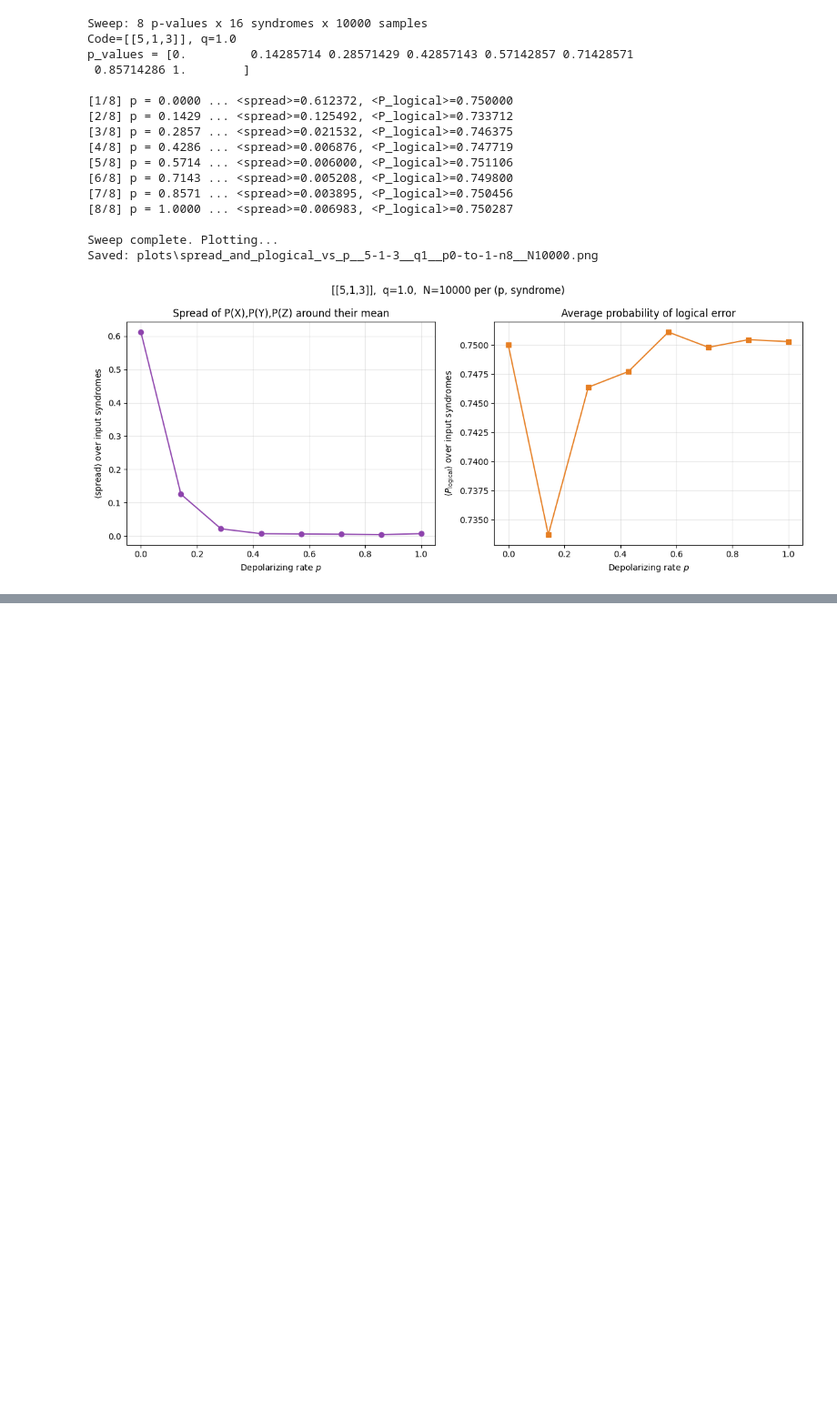
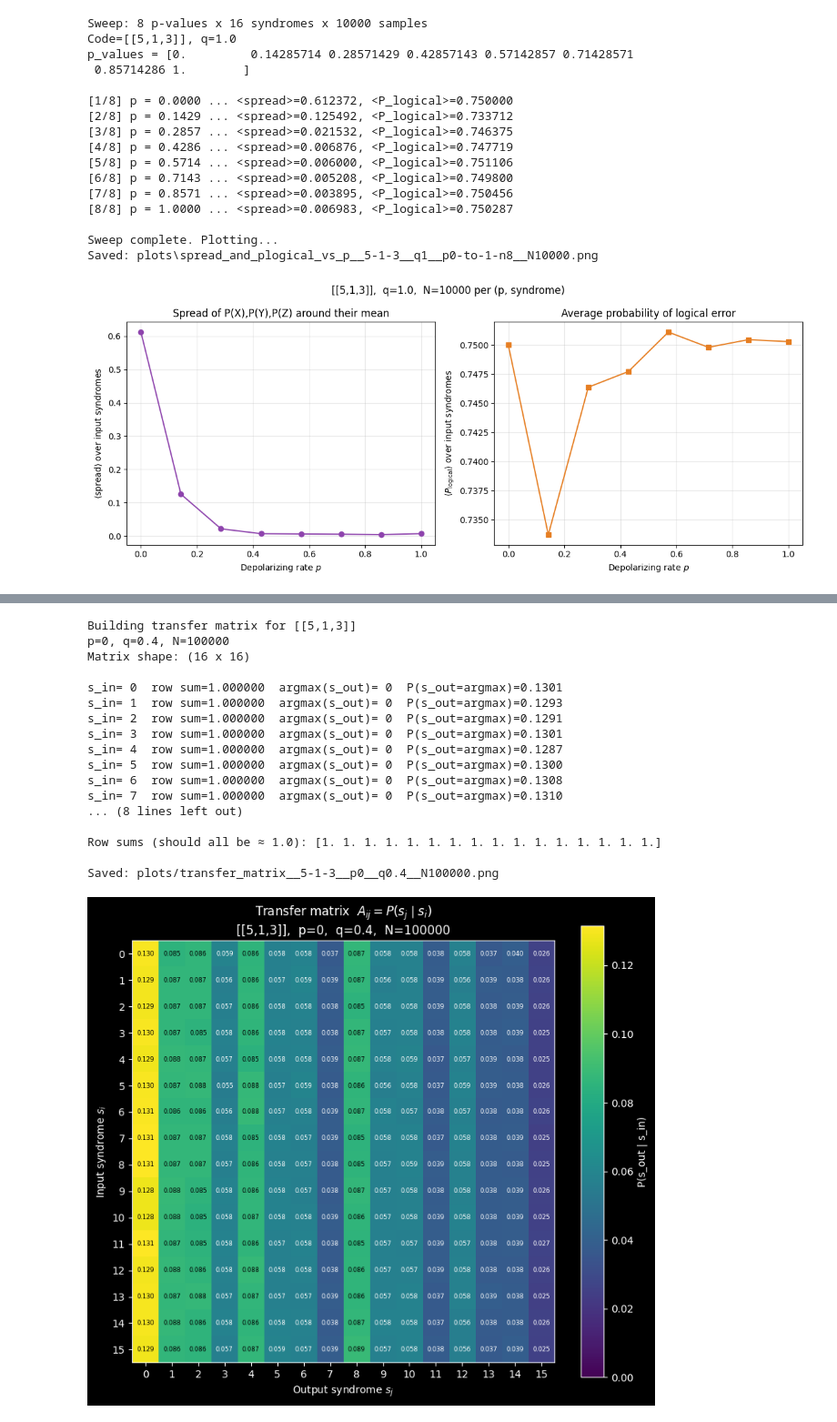
Before and after one commit to YommoY-official/MPQMasters, a Jupyter notebook: ECCODE/exRec_logicalerror_distribution.ipynb, the cells around one changed output, grey strips where cells are left out. Shown at 91% size. Saved outputs shown, nothing was run; the diff lists cells and outputs as text; code cells hidden in the pictures; blank space fills up the shorter version.

Commit message:
created transfer matrix part

```diff
--- a/ECCODE/exRec_logicalerror_distribution.ipynb
+++ b/ECCODE/exRec_logicalerror_distribution.ipynb
@@ -766,0 +773,77 @@ Saved: plots\spread_and_plogical_vs_p__5-1-3__q1__p0-to-1-n8__N10000.png
+# %%
+import os
+
+# --- Parameters ---
+p_val = 0
+q_val = 0.4
+N_SAMPLES_TM = 100_000
+n_syn = code.n_syndromes
+
+print(f"Building transfer matrix for {code.name}")
+print(f"p={p_val}, q={q_val}, N={N_SAMPLES_TM}")
+print(f"Matrix shape: ({n_syn} x {n_syn})")
+print()
+
+# --- Build transfer matrix ---
+A = np.zeros((n_syn, n_syn))
+
+for s_i in range(n_syn):
+    _, counts_sout = monte_carlo_new(code, p=p_val, q=q_val, s_in=s_i,
+                                     n_samples=N_SAMPLES_TM, seed=42 + s_i)
+    A[s_i] = counts_sout / counts_sout.sum()
+    print(f"s_in={s_i:2d}  row sum={A[s_i].sum():.6f}  "
+          f"argmax(s_out)={A[s_i].argmax():2d}  P(s_out=argmax)={A[s_i].max():.4f}")
+
+print("\nRow sums (should all be ≈ 1.0):", np.round(A.sum(axis=1), 6))
+
+# --- Heatmap ---
+fig, ax = plt.subplots(figsize=(8, 7))
+im = ax.imshow(A, vmin=0, vmax=A.max(), cmap='viridis')
+plt.colorbar(im, ax=ax, label='P(s_out | s_in)')
+
+ax.set_xlabel('Output syndrome $s_j$')
+ax.set_ylabel('Input syndrome $s_i$')
+ax.set_title(f'Transfer matrix  $A_{{ij}} = P(s_j \\mid s_i)$\n'
+             f'{code.name},  p={p_val},  q={q_val},  N={N_SAMPLES_TM}')
+ax.set_xticks(range(n_syn))
+ax.set_yticks(range(n_syn))
+
+# Annotate cells with probability values
+for i in range(n_syn):
+    for j in range(n_syn):
+        val = A[i, j]
+        text_color = 'white' if val < A.max() * 0.6 else 'black'
+        ax.text(j, i, f'{val:.3f}', ha='center', va='center',
+                fontsize=6, color=text_color)
+
+plt.tight_layout()
+
+# --- Save ---
+plots_dir = 'plots'
+os.makedirs(plots_dir, exist_ok=True)
+code_tag = code.name.replace('[', '').replace(']', '').replace(',', '-')
+fname = f"transfer_matrix__{code_tag}__p{p_val:g}__q{q_val:g}__N{N_SAMPLES_TM}.png"
+fpath = os.path.join(plots_dir, fname)
+fig.savefig(fpath, dpi=150, bbox_inches='tight')
+print(f"\nSaved: {fpath}")
+
+plt.show()
+# %% [output]
+Building transfer matrix for [[5,1,3]]
+p=0, q=0.4, N=100000
+Matrix shape: (16 x 16)
+
+s_in= 0  row sum=1.000000  argmax(s_out)= 0  P(s_out=argmax)=0.1301
+s_in= 1  row sum=1.000000  argmax(s_out)= 0  P(s_out=argmax)=0.1293
+s_in= 2  row sum=1.000000  argmax(s_out)= 0  P(s_out=argmax)=0.1291
+s_in= 3  row sum=1.000000  argmax(s_out)= 0  P(s_out=argmax)=0.1301
+s_in= 4  row sum=1.000000  argmax(s_out)= 0  P(s_out=argmax)=0.1287
+s_in= 5  row sum=1.000000  argmax(s_out)= 0  P(s_out=argmax)=0.1300
+s_in= 6  row sum=1.000000  argmax(s_out)= 0  P(s_out=argmax)=0.1308
+s_in= 7  row sum=1.000000  argmax(s_out)= 0  P(s_out=argmax)=0.1310
+... (8 lines left out)
+
+Row sums (should all be ≈ 1.0): [1. 1. 1. 1. 1. 1. 1. 1. 1. 1. 1. 1. 1. 1. 1. 1.]
+
+Saved: plots/transfer_matrix__5-1-3__p0__q0.4__N100000.png
+[figure, added]
```
Also changed, not shown: parts of 2 cells of this notebook.
